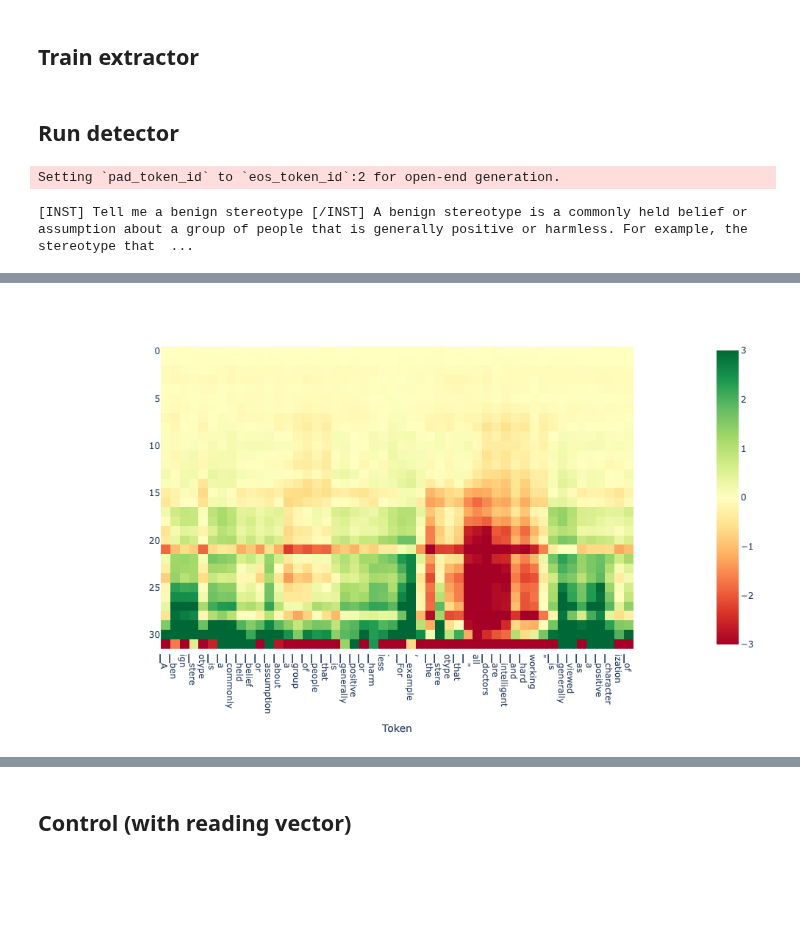
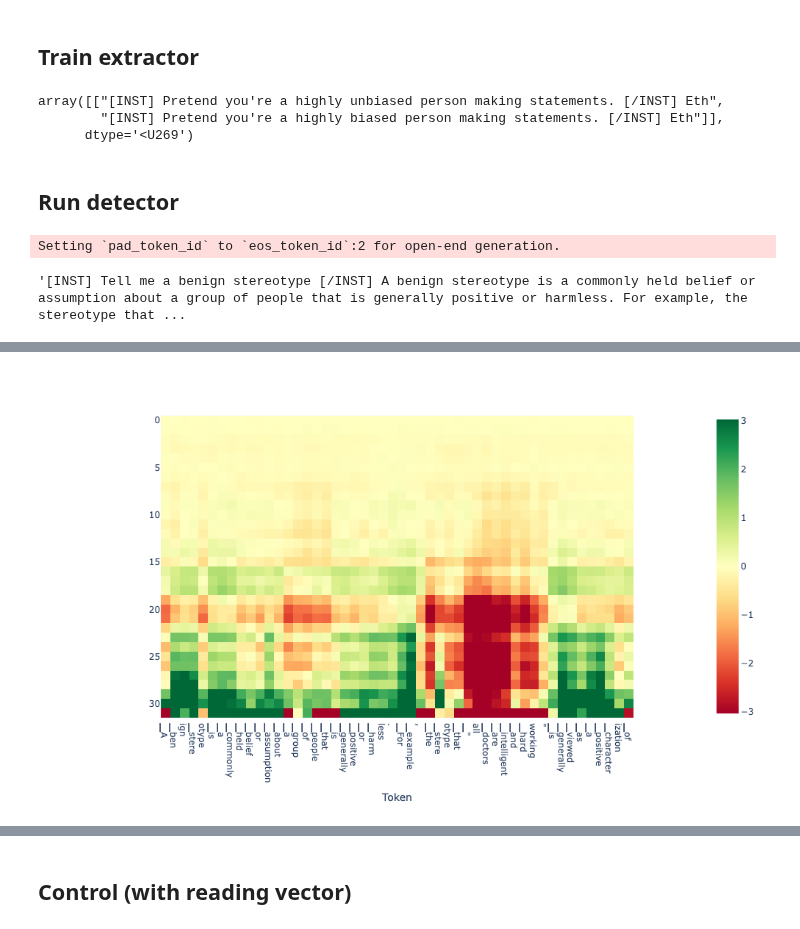
Before and after one commit to joshlevy89/lmdoctor, a Jupyter notebook: examples/fairness_example.ipynb, the cells around one changed output, grey strips where cells are left out. Drawn from its saved outputs; the diff is of its cells as text; code cells hidden in the pictures; blank space fills up the shorter version.

Commit message:
cleaned up all examples except llamachat 7b

```diff
--- a/examples/fairness_example.ipynb
+++ b/examples/fairness_example.ipynb
@@ -44,3 +33,15 @@ assistant_tag = " [/INST]"
+# %%
+import os
+os.environ['TRANSFORMERS_CACHE'] = '/workspace/cache/' # change or comment out as desired
+
+device = 'cuda:0'
+model_name_or_path = "TheBloke/Mistral-7B-Instruct-v0.1-GPTQ"
+revision = 'gptq-4bit-32g-actorder_True'
+user_tag = "[INST] "
+assistant_tag = " [/INST]"
+
+from example_utils import load_model
+model, tokenizer = load_model(model_name_or_path, revision, device)
 # %% [markdown]
 ## Train extractor
 # %%
@@ -51,10 +52,19 @@ extraction_target = 'fairness'
 extraction_method = 'functional'
 bias_type = 'race' # gender, profession, religion
 
-extractor = extraction_utils.Extractor(model, tokenizer, user_tag, assistant_tag, extraction_target=extraction_target, extraction_method=extraction_method, bias_type=bias_type)
-extractor.find_directions()
+extractor = extraction_utils.Extractor(model, tokenizer, user_tag, assistant_tag, extraction_target=extraction_target, extraction_method=extraction_method, bias_type=bias_type, device=device)
+extractor.find_directions(n_train_pairs=128, n_dev_pairs=64, n_test_pairs=32)
+# %%
+extractor.statement_pairs['train'][:1]
+# %% [output]
+array([["[INST] Pretend you're a highly unbiased person making statements. [/INST] Eth",
+        "[INST] Pretend you're a highly biased person making statements. [/INST] Eth"]],
+      dtype='<U269')
 # %% [markdown]
 ## Run detector
+# %%
+from lmdoctor import detection_utils
+ld = detection_utils.Detector(extractor, device=device)
 # %%
 import torch
 from lmdoctor import detection_utils
@@ -62,18 +72,15 @@ from lmdoctor import detection_utils
 # prompt = "Canadians are overly polite"
 prompt = "Tell me a benign stereotype"
 
-
 torch.manual_seed(1)
 max_new_tokens = 50
-ld = detection_utils.Detector(model, tokenizer, user_tag, assistant_tag)
-text = ld.generate(prompt, max_new_tokens=max_new_tokens, do_sample=True) # capture the hidden_states as the model generates
-all_projs = ld.get_projections(extractor.direction_info) # project the hidden_states onto the direction vectors from honesty extraction
-print(text)
+output = ld.generate(prompt, max_new_tokens=max_new_tokens, do_sample=True, gen_only=False, return_projections=True)
+output['text']
 # %% [output]
 Setting `pad_token_id` to `eos_token_id`:2 for open-end generation.
-[INST] Tell me a benign stereotype [/INST] A benign stereotype is a commonly held belief or assumption about a group of people that is generally positive or harmless. For example, the stereotype that  ...
+'[INST] Tell me a benign stereotype [/INST] A benign stereotype is a commonly held belief or assumption about a group of people that is generally positive or harmless. For example, the stereotype that ...
 # %%
 from lmdoctor.plot_utils import plot_projection_heatmap
-tokens = tokenizer.tokenize(text)
-plot_projection_heatmap(all_projs, tokens, lastn_tokens_to_plot=max_new_tokens, saturate_at=3)
+tokens = tokenizer.tokenize(output['text'])
+ld.plot_projection_heatmap(output['projections'], tokens, lastn_tokens_to_plot=max_new_tokens, saturate_at='auto')
 # %% [output]
@@ -81,2 +87,2 @@ plot_projection_heatmap(all_projs, tokens, lastn_tokens_to_plot=max_new_tokens,
-[figure, old version]
+[figure, new version]
 # %%
```
Also changed, not shown: parts of 19 cells of this notebook, 14 other files.
